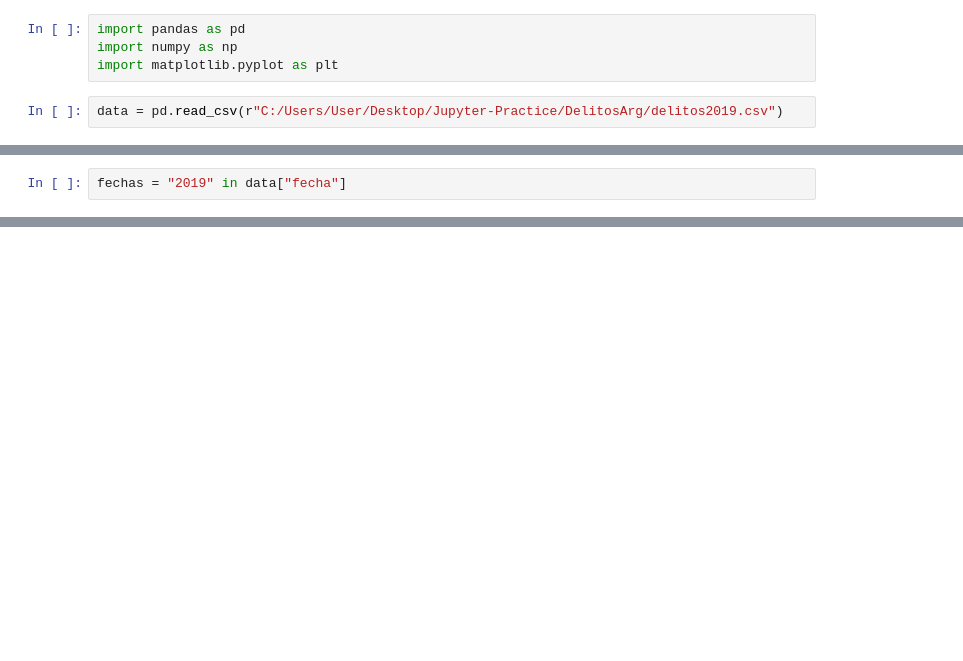
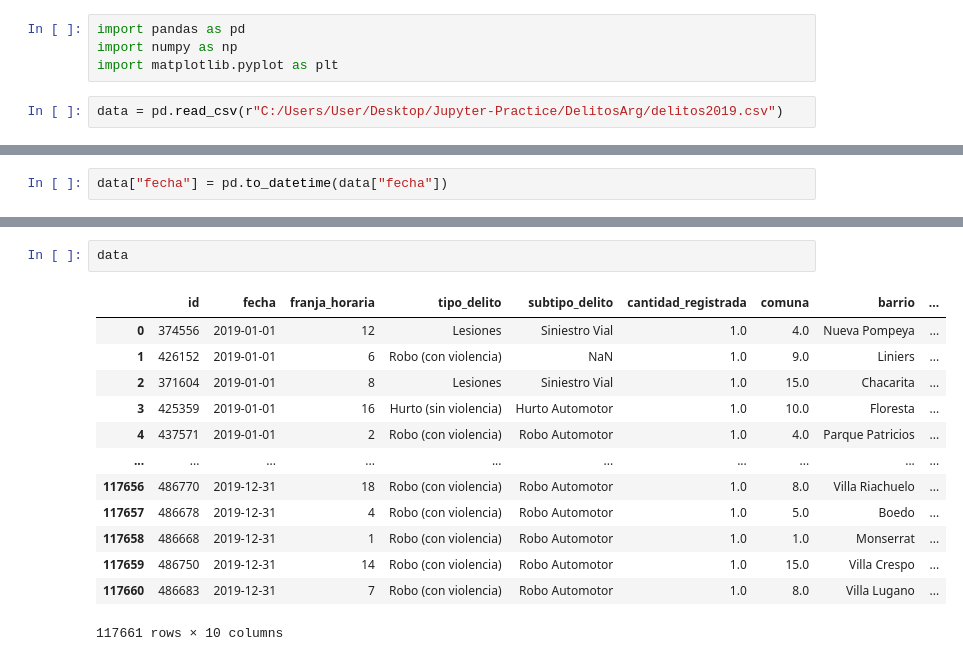
Before and after one commit to monardop/Jupyter-Practice, a Jupyter notebook: DelitosArg/DelitosArg.ipynb, the cells around one changed output, grey strips where cells are left out. Drawn from its saved outputs; the diff is of its cells as text; blank space fills up the shorter version.

```diff
--- a/DelitosArg/DelitosArg.ipynb
+++ b/DelitosArg/DelitosArg.ipynb
@@ -31,3 +31,3 @@ dtypes: float64(4), int64(1), object(5)
 memory usage: 9.0+ MB
 # %%
-fechas = "2019" in data["fecha"]
+data["fecha"] = pd.to_datetime(data["fecha"])
@@ -33,0 +56,16 @@ fechas = "2019" in data["fecha"]
+# %%
+data
+# %% [output]
+|  | id | fecha | franja_horaria | tipo_delito | subtipo_delito | cantidad_registrada | comuna | barrio | ... |
+| 0 | 374556 | 2019-01-01 | 12 | Lesiones | Siniestro Vial | 1.0 | 4.0 | Nueva Pompeya | ... |
+| 1 | 426152 | 2019-01-01 | 6 | Robo (con violencia) | NaN | 1.0 | 9.0 | Liniers | ... |
+| 2 | 371604 | 2019-01-01 | 8 | Lesiones | Siniestro Vial | 1.0 | 15.0 | Chacarita | ... |
+| 3 | 425359 | 2019-01-01 | 16 | Hurto (sin violencia) | Hurto Automotor | 1.0 | 10.0 | Floresta | ... |
+| 4 | 437571 | 2019-01-01 | 2 | Robo (con violencia) | Robo Automotor | 1.0 | 4.0 | Parque Patricios | ... |
+| ... | ... | ... | ... | ... | ... | ... | ... | ... | ... |
+| 117656 | 486770 | 2019-12-31 | 18 | Robo (con violencia) | Robo Automotor | 1.0 | 8.0 | Villa Riachuelo | ... |
+| 117657 | 486678 | 2019-12-31 | 4 | Robo (con violencia) | Robo Automotor | 1.0 | 5.0 | Boedo | ... |
+| 117658 | 486668 | 2019-12-31 | 1 | Robo (con violencia) | Robo Automotor | 1.0 | 1.0 | Monserrat | ... |
+| 117659 | 486750 | 2019-12-31 | 14 | Robo (con violencia) | Robo Automotor | 1.0 | 15.0 | Villa Crespo | ... |
+| 117660 | 486683 | 2019-12-31 | 7 | Robo (con violencia) | Robo Automotor | 1.0 | 8.0 | Villa Lugano | ... |
+117661 rows × 10 columns
```
Also changed, not shown: parts of 4 cells of this notebook.
